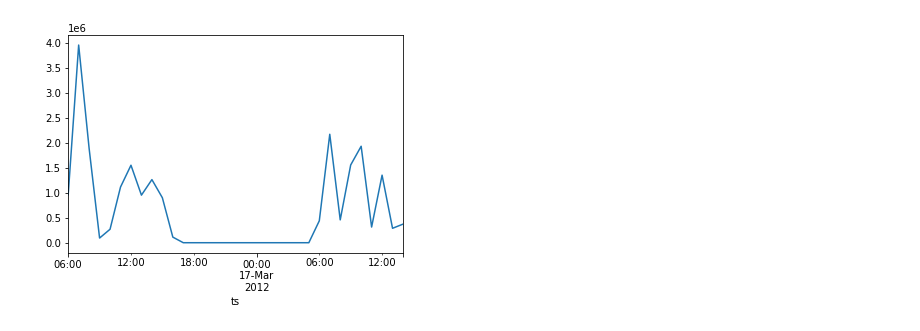
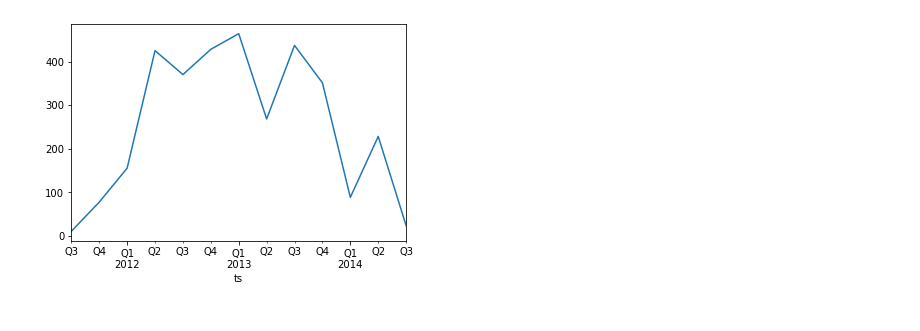
Before and after one commit to Eric106/Computational_Intelligence, a Jupyter notebook: Act1-log_Analysis/Log_analysis.ipynb, the cells around one changed output. Drawn from its saved outputs; the diff is of its cells as text; code cells hidden in the pictures.

```diff
--- a/Act1-log_Analysis/Log_analysis.ipynb
+++ b/Act1-log_Analysis/Log_analysis.ipynb
@@ -22,7 +22,7 @@ def get_files_inFolder(folder: str, fileType: str):
                         listdir(folder)))
 
 #---------------------------------------------------------------------------------------------
-def conn_analysis(log_file: str, sample_data: bool):
+def log_analysis(log_file: str, sample_data: bool, table:str):
     list_log_files = get_files_inFolder("./","log")
     list_parq_files = get_files_inFolder("./","parq")
     complete_name_f = log_file.split('.log')[0]+'.parq'
@@ -35,10 +35,18 @@ def conn_analysis(log_file: str, sample_data: bool):
             print("ERROR fileNotFound: "+log_file)
             return
         try:
-            log_col_names = ["ts", "uid", "id_orig_h", "id_orig_p", "id_resp_h", "id_resp_p", "proto", "service", "duration", "orig_bytes", "resp_bytes",
-                            "conn_state", "local_orig", "missed_bytes", "history", "orig_pkts", "orig_ip_bytes", "resp_pkts", "resp_ip_bytes", "tunnel_parents"]
+            log_col_names = {"conn":['ts', 'uid', 'id_orig_h', 'id_orig_p', 'id_resp_h', 'id_resp_p',
+                                     'proto', 'service', 'duration', 'orig_bytes', 'resp_bytes',
+                                     'conn_state', 'local_orig', 'missed_bytes', 'history', 'orig_pkts',
+                                     'orig_ip_bytes', 'resp_pkts', 'resp_ip_bytes', 'tunnel_parents'],
+                            "http":['ts', 'uid', 'id_orig_h', 'id_orig_p', 'id_resp_h', 'id_resp_p',
+                                    'trans_depth', 'method', 'host', 'uri', 'referrer', 'user_agent',
+                                    'request_body_len', 'response_body_len', 'status_code', 'status_msg',
+                                    'info_code', 'info_msg', 'filename', 'tags', 'username',
+                                    'password', 'proxied', 'orig_fuids', 'orig_mime_types', 'resp_fuids',
+                                    'resp_mime_types']}
             log_to_parquet(in_file=log_file, out_file=complete_name_f,
-                            file_cols=log_col_names, parquet_engine=P_ENGINE)
+                            file_cols=log_col_names[table], parquet_engine=P_ENGINE)
         except Exception as e:
             print(e)
             return
@@ -50,53 +58,60 @@ def conn_analysis(log_file: str, sample_data: bool):
         sample_df.to_parquet(sample_name_f, index=False, engine=P_ENGINE)
         del sample_df
 
-    important_cols = ["ts","id_orig_h", "id_resp_p", "duration"]
     to_read_file = sample_name_f if sample_data else complete_name_f
+    important_cols = {"conn":["ts","id_orig_h", "id_resp_p"],
+                    "http":["ts","id_orig_h", "id_resp_p", "resp_mime_types"]}
+    print("*"*70)
     print("\nReading -->",to_read_file,", SampleData:",sample_data,"\n")
-    df = read_parquet(to_read_file, columns=important_cols)
-
-    df = df[important_cols]
+    df = read_parquet(to_read_file, columns=important_cols[table])
     df["ts"] = list(map(
         lambda date:
             dt.fromtimestamp(float(date)),
         df["ts"].tolist()))
-    df["duration"] = list(map(
-        lambda dur:
-            float(dur) if not '-' in dur else 0.0,
-        df["duration"].tolist()))
     print(df.info())
-#---------------------------------------------------------------------------------------------
-    df_not_web_port = df[(df["id_resp_p"] != 80) &
-                         (df["id_resp_p"] != 8080)]
-    df_not_web_port.set_index("ts",inplace=True)
-    df_not_web_port = df_not_web_port.sort_index()
-    print('\n', "Not http ports: ")
-    pprint(df_not_web_port)
-#---------------------------------------------------------------------------------------------
-    df_gp_not_web_port = df_not_web_port.groupby(
-        important_cols[1:3]).size().to_frame().reset_index()
-    df_gp_not_web_port.rename(columns={0: "count"}, inplace=True)
-    df_gp_not_web_port.sort_values(by="count", ascending=False, inplace=True)
 
-    print('\n', "Not http ports count: ")
-    pprint(df_gp_not_web_port)
-    df_not_web_port['id_orig_h'].resample('H').count().plot()
-    plt.show()
-#---------------------------------------------------------------------------------------------
-    df_long_conn = df[df["duration"] > 5]
-    df_long_conn.set_index("ts",inplace=True)
-    df_long_conn = df_long_conn.sort_index()
-    df_long_conn['duration'].resample('H').mean().plot()
-    df_long_conn.sort_values(by="duration", ascending=False, inplace=True)
-    print('\n', "Long duration connections: ")
-    pprint(df_long_conn)
-    plt.show()
+    if table == "conn":
+        df_gp_not_web_port = df[(df["id_resp_p"] != 80)].groupby(
+            important_cols[table][1:3]).size().to_frame()
+        df_gp_not_web_port.rename(columns={0: "count"}, inplace=True)
+        df_gp_not_web_port.sort_values(by="count", ascending=False, inplace=True)
+        print('\n', "different ports to 80: ")
+        pprint(df_gp_not_web_port)
+
+    elif table == "http":
+        df_not_http = df[~df["id_resp_p"].isin([80,8080])]
+        df_not_http.set_index("ts",inplace=True)
+        df_not_http = df_not_http.sort_index()
+        df_not_http["id_orig_h"].resample('Q').count().plot()
+        print('\n', "Different ports to 80 and 8080: ")
+        pprint(df_not_http)
+        plt.show()
+
+        executable_types = ['application/x-dosexec', 'application/octet-stream',
+                            'binary', 'application/vnd.ms-cab-compressed']
+        exploit_types = ['application/x-java-applet', 'application/pdf',
+                         'application/zip', 'application/jar', 'application/x-shockwave-flash']
+        df_exec_exploit = df[df["resp_mime_types"].isin(executable_types+exploit_types)]
+        df_exec_exploit.set_index("ts",inplace=True)
+        df_exec_exploit = df_exec_exploit.sort_index()
+        df_exec_exploit["id_orig_h"].resample('Q').count().plot()
+        print('\n', "Exploit Types:",exploit_types)
+        print("Executable Types:",executable_types)
+        pprint(df_exec_exploit)
+        plt.show()
 
 def main():
+    paths = {
+        "conn":"conn.log",
+        "http":"http.log"
+    }
+
     intiTime = time()
 
-    conn_analysis(log_file="conn.log", sample_data=False)
-    # conn_analysis(log_file="conn.log", sample_data=True)
+    # log_analysis(log_file="conn.log", sample_data=False)
+    log_analysis(log_file=paths["conn"], sample_data=True, table="conn")
+
+    log_analysis(log_file=paths["http"],sample_data=False, table="http")
 
     elapsedTime = round(time()-intiTime, 2)
     elapsedTime = str(elapsedTime/60) + \
@@ -126 +141 @@ dtypes: datetime64[ns](1), float64(1), int64(1), object(1)
-[figure, old version]
+[figure, new version]
```
Also changed, not shown: parts of 1 cell of this notebook, 3 other files.
